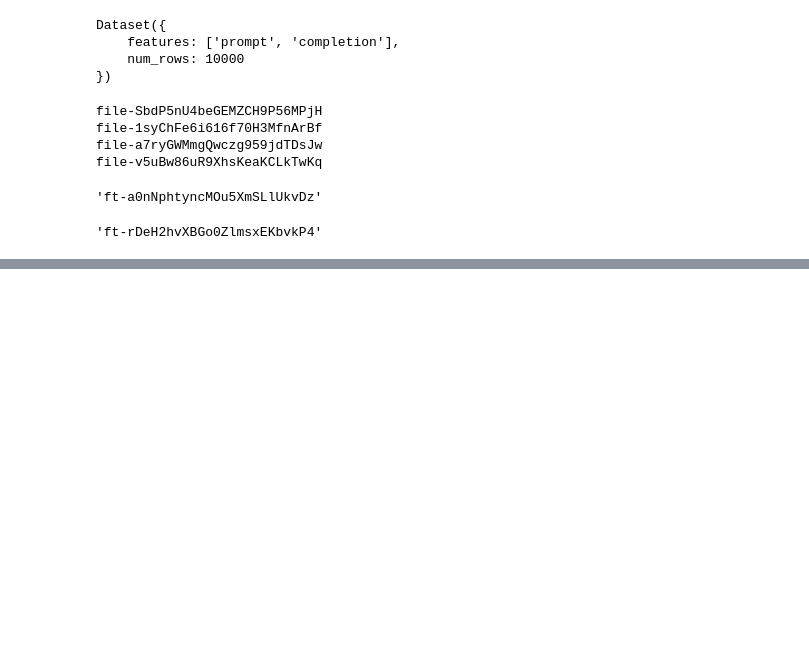
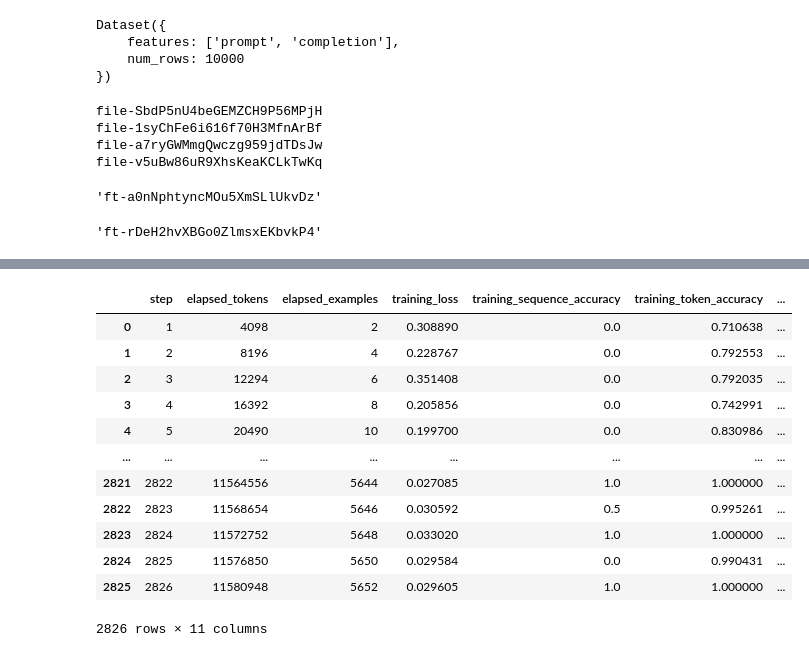
Before and after one commit to mingiryu/fp-dataset-artifacts, a Jupyter notebook: notebooks/ablation - finetune snli & anli.ipynb, the cells around one changed output, grey strips where cells are left out. Saved outputs shown, nothing was run; the diff lists cells and outputs as text; code cells hidden in the pictures; blank space fills up the shorter version.

```diff
--- a/notebooks/ablation - finetune snli & anli.ipynb
+++ b/notebooks/ablation - finetune snli & anli.ipynb
@@ -236,0 +224,16 @@ openai.FineTune.cancel()
+# %%
+pd.read_csv('../results/ablation_anli_results.csv')
+# %% [output]
+|  | step | elapsed_tokens | elapsed_examples | training_loss | training_sequence_accuracy | training_token_accuracy | ... |
+| 0 | 1 | 4098 | 2 | 0.308890 | 0.0 | 0.710638 | ... |
+| 1 | 2 | 8196 | 4 | 0.228767 | 0.0 | 0.792553 | ... |
+| 2 | 3 | 12294 | 6 | 0.351408 | 0.0 | 0.792035 | ... |
+| 3 | 4 | 16392 | 8 | 0.205856 | 0.0 | 0.742991 | ... |
+| 4 | 5 | 20490 | 10 | 0.199700 | 0.0 | 0.830986 | ... |
+| ... | ... | ... | ... | ... | ... | ... | ... |
+| 2821 | 2822 | 11564556 | 5644 | 0.027085 | 1.0 | 1.000000 | ... |
+| 2822 | 2823 | 11568654 | 5646 | 0.030592 | 0.5 | 0.995261 | ... |
+| 2823 | 2824 | 11572752 | 5648 | 0.033020 | 1.0 | 1.000000 | ... |
+| 2824 | 2825 | 11576850 | 5650 | 0.029584 | 0.0 | 0.990431 | ... |
+| 2825 | 2826 | 11580948 | 5652 | 0.029605 | 1.0 | 1.000000 | ... |
+2826 rows × 11 columns
```
Also changed, not shown: parts of 18 cells of this notebook, 10 other files.
